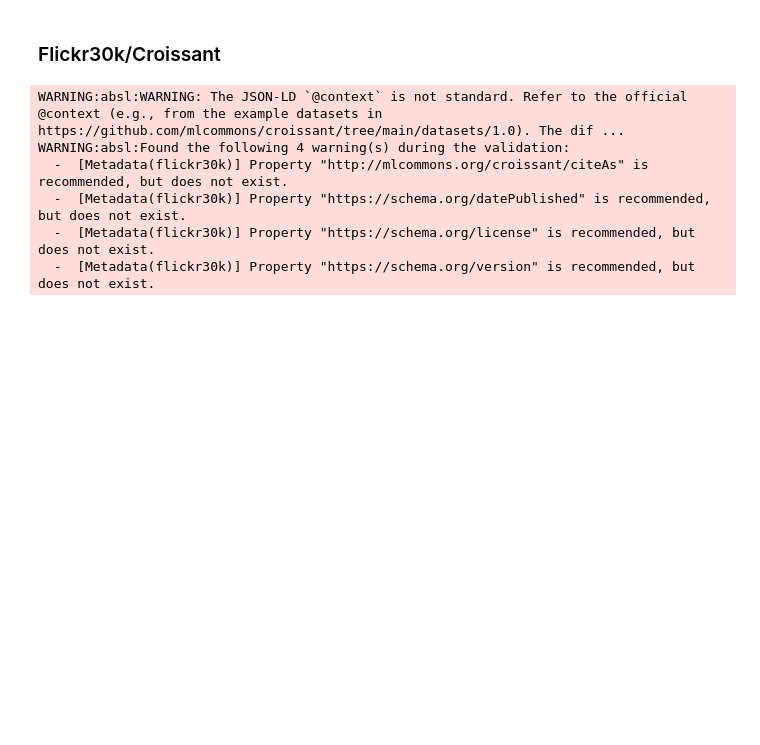
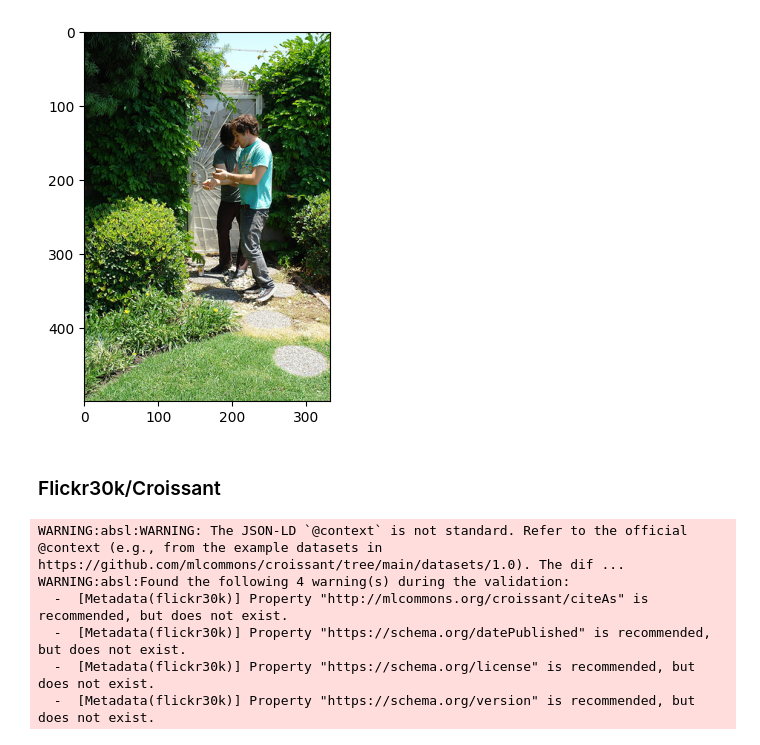
Before and after one commit to julietlawton/image-captioning, a Jupyter notebook: image_captioning.ipynb, the cells around one changed output. Cells and saved outputs as stored; diff of their text form; code cells hidden in the pictures; blank space fills up the shorter version.

```diff
--- a/image_captioning.ipynb
+++ b/image_captioning.ipynb
@@ -35,3 +130,9 @@ record_set_df.info()
+# %%
+img = Image.open("flickr30k-images/1000092795.jpg")
+plt.imshow(img)
+plt.show()
+# %% [output]
+[figure, added]
 # %% [markdown]
 ### Flickr30k/Croissant
 # %%
```
Also changed, not shown: parts of 61 cells of this notebook.
